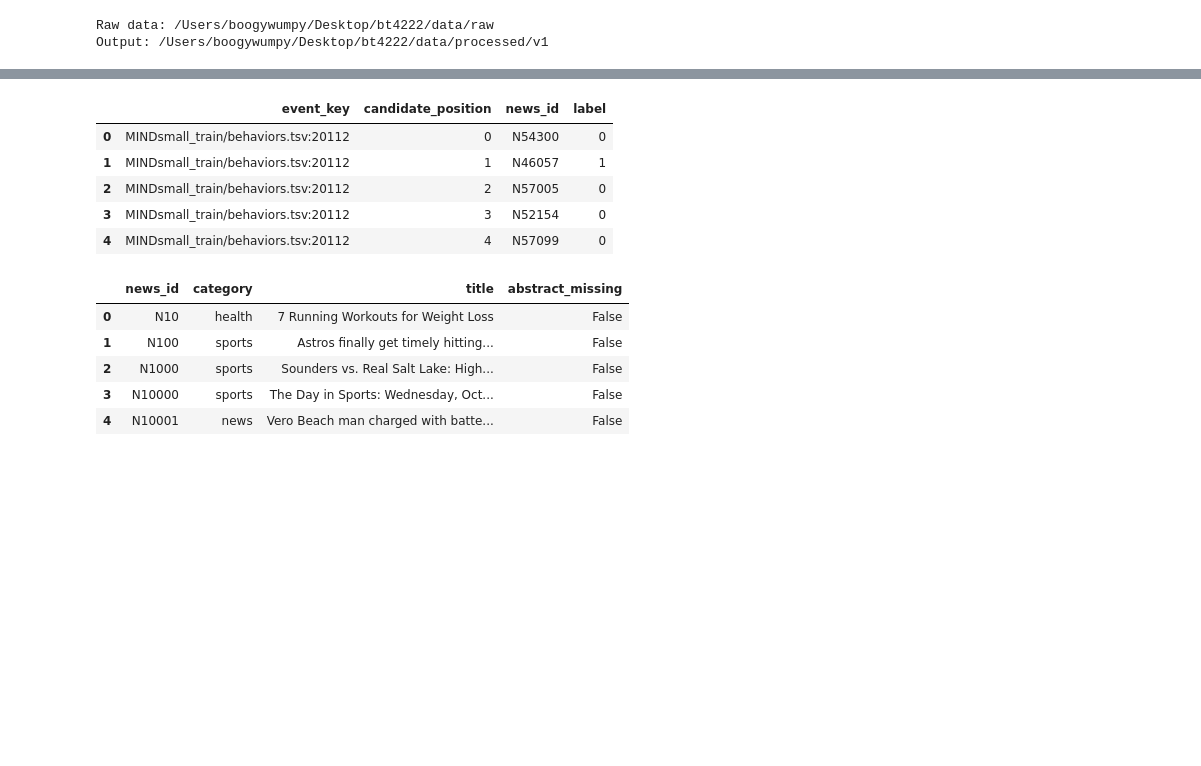
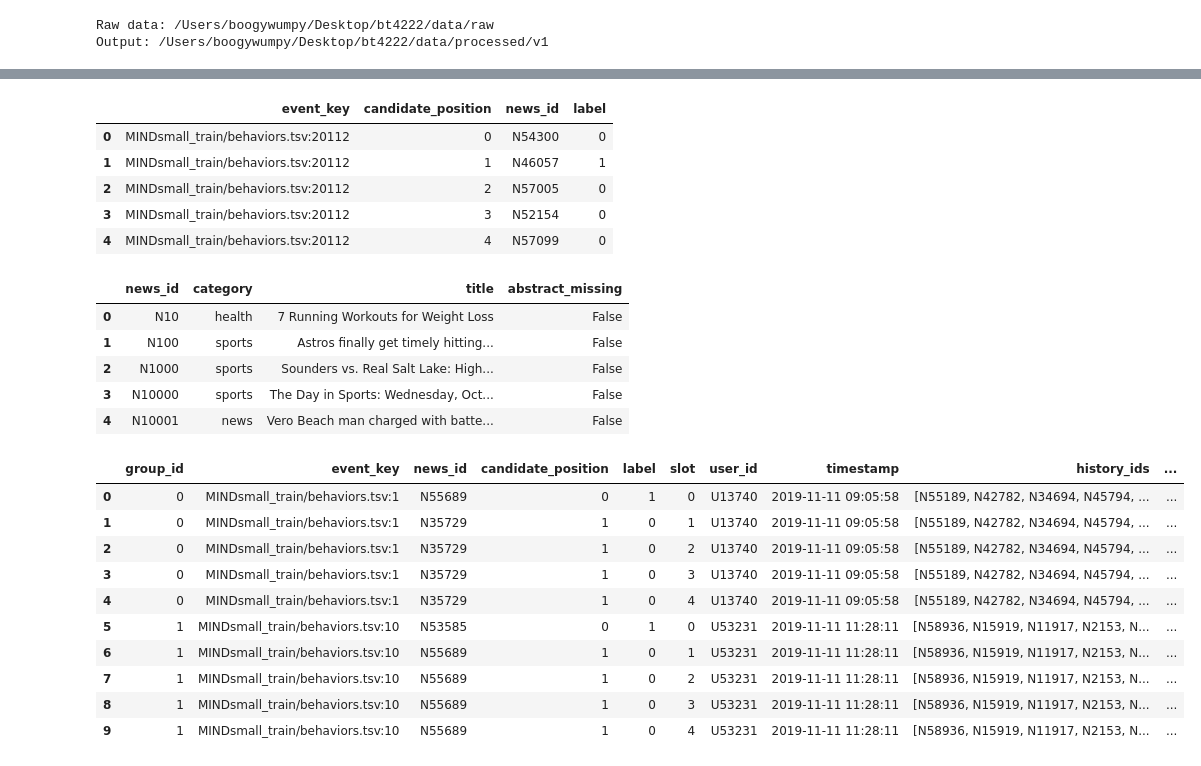
Before and after one commit to JariusF10-8/bt4222, a Jupyter notebook: notebooks/01_Data_Preprocessing.ipynb, the cells around one changed output, grey strips where cells are left out. Drawn from its saved outputs; the diff is of its cells as text; code cells hidden in the pictures; blank space fills up the shorter version.

Commit message:
negative sampling done on training dataset

```diff
--- a/notebooks/01_Data_Preprocessing.ipynb
+++ b/notebooks/01_Data_Preprocessing.ipynb
@@ -75,0 +84,19 @@ Preparing validation: 61,894 events
+# %%
+import pandas as pd
+from src.data_loading import load_partition
+from src.sampling import sample_negatives
+
+K_NEGATIVES = 4
+SAMPLING_SEED = 42
+
+_, train_candidates, _ = load_partition("train", OUTPUT_DIR)
+train_sampled = sample_negatives(train_candidates, k=K_NEGATIVES, seed=SAMPLING_SEED)
+
+group_sizes = train_sampled.groupby("group_id").size()
+assert group_sizes.eq(K_NEGATIVES + 1).all(), "Every group must hold one click and k negatives"
+assert train_sampled.groupby("group_id")["event_key"].nunique().eq(1).all(), "Negatives must share the click's impression"
+display(pd.DataFrame({
+    "rows": [len(train_candidates), len(train_sampled)],
+    "clicks": [int(train_candidates["label"].sum()), int(train_sampled["label"].sum())],
+    "click_share": [train_candidates["label"].mean(), train_sampled["label"].mean()],
+}, index=["train (full)", "train (sampled)"]))
@@ -76,26 +113,46 @@ Preparing validation: 61,894 events
 # %%
 from src.data_loading import load_partition
 
 events, candidates, news = load_partition("train", OUTPUT_DIR)
 display(events.head())
 display(candidates.head())
 display(news[["news_id", "category", "title", "abstract_missing"]].head())
+
+# Sampled training groups with user and article context.
+train_model_input = (
+    train_sampled
+    .merge(events[["event_key", "user_id", "timestamp", "history_ids"]], on="event_key", how="left", validate="many_to_one")
+    .merge(news[["news_id", "category", "subcategory", "title"]], on="news_id", how="left", validate="many_to_one")
+)
+assert len(train_model_input) == len(train_sampled), "Joins changed the sampled row count"
+display(train_model_input.head(2 * (K_NEGATIVES + 1)))
 # %% [output]
 |  | impression_id | user_id | time | history | timestamp | source_file | event_key | history_ids | ... |
 | 0 | 20112 | U65916 | 11/9/2019 12:00:19 AM | N51706 N40767 N12096 N9798 N38802... | 2019-11-09 00:00:19 | MINDsmall_train/behaviors.tsv | MINDsmall_train/behaviors.tsv:20112 | [N51706, N40767, N12096, N9798, N... | ... |
 | 1 | 13807 | U49985 | 11/9/2019 12:01:13 AM | N5056 N29975 N53234 N39603 N50032... | 2019-11-09 00:01:13 | MINDsmall_train/behaviors.tsv | MINDsmall_train/behaviors.tsv:13807 | [N5056, N29975, N53234, N39603, N... | ... |
 | 2 | 27660 | U25550 | 11/9/2019 12:02:44 AM | N17260 N38298 N33976 N47719 N1488... | 2019-11-09 00:02:44 | MINDsmall_train/behaviors.tsv | MINDsmall_train/behaviors.tsv:27660 | [N17260, N38298, N33976, N47719, ... | ... |
 | 3 | 152217 | U19710 | 11/9/2019 12:02:50 AM | N3530 N48284 N43019 N62546 N138 N... | 2019-11-09 00:02:50 | MINDsmall_train/behaviors.tsv | MINDsmall_train/behaviors.tsv:152217 | [N3530, N48284, N43019, N62546, N... | ... |
 | 4 | 42166 | U38106 | 11/9/2019 12:03:09 AM | N16874 N264 N48697 N51366 | 2019-11-09 00:03:09 | MINDsmall_train/behaviors.tsv | MINDsmall_train/behaviors.tsv:42166 | [N16874, N264, N48697, N51366] | ... |
 |  | event_key | candidate_position | news_id | label |
 | 0 | MINDsmall_train/behaviors.tsv:20112 | 0 | N54300 | 0 |
 | 1 | MINDsmall_train/behaviors.tsv:20112 | 1 | N46057 | 1 |
 | 2 | MINDsmall_train/behaviors.tsv:20112 | 2 | N57005 | 0 |
 | 3 | MINDsmall_train/behaviors.tsv:20112 | 3 | N52154 | 0 |
 | 4 | MINDsmall_train/behaviors.tsv:20112 | 4 | N57099 | 0 |
 |  | news_id | category | title | abstract_missing |
 | 0 | N10 | health | 7 Running Workouts for Weight Loss | False |
 | 1 | N100 | sports | Astros finally get timely hitting... | False |
 | 2 | N1000 | sports | Sounders vs. Real Salt Lake: High... | False |
 | 3 | N10000 | sports | The Day in Sports: Wednesday, Oct... | False |
 | 4 | N10001 | news | Vero Beach man charged with batte... | False |
+|  | group_id | event_key | news_id | candidate_position | label | slot | user_id | timestamp | history_ids | ... |
+| 0 | 0 | MINDsmall_train/behaviors.tsv:1 | N55689 | 0 | 1 | 0 | U13740 | 2019-11-11 09:05:58 | [N55189, N42782, N34694, N45794, ... | ... |
+| 1 | 0 | MINDsmall_train/behaviors.tsv:1 | N35729 | 1 | 0 | 1 | U13740 | 2019-11-11 09:05:58 | [N55189, N42782, N34694, N45794, ... | ... |
+| 2 | 0 | MINDsmall_train/behaviors.tsv:1 | N35729 | 1 | 0 | 2 | U13740 | 2019-11-11 09:05:58 | [N55189, N42782, N34694, N45794, ... | ... |
+| 3 | 0 | MINDsmall_train/behaviors.tsv:1 | N35729 | 1 | 0 | 3 | U13740 | 2019-11-11 09:05:58 | [N55189, N42782, N34694, N45794, ... | ... |
+| 4 | 0 | MINDsmall_train/behaviors.tsv:1 | N35729 | 1 | 0 | 4 | U13740 | 2019-11-11 09:05:58 | [N55189, N42782, N34694, N45794, ... | ... |
+| 5 | 1 | MINDsmall_train/behaviors.tsv:10 | N53585 | 0 | 1 | 0 | U53231 | 2019-11-11 11:28:11 | [N58936, N15919, N11917, N2153, N... | ... |
+| 6 | 1 | MINDsmall_train/behaviors.tsv:10 | N55689 | 1 | 0 | 1 | U53231 | 2019-11-11 11:28:11 | [N58936, N15919, N11917, N2153, N... | ... |
+| 7 | 1 | MINDsmall_train/behaviors.tsv:10 | N55689 | 1 | 0 | 2 | U53231 | 2019-11-11 11:28:11 | [N58936, N15919, N11917, N2153, N... | ... |
+| 8 | 1 | MINDsmall_train/behaviors.tsv:10 | N55689 | 1 | 0 | 3 | U53231 | 2019-11-11 11:28:11 | [N58936, N15919, N11917, N2153, N... | ... |
+| 9 | 1 | MINDsmall_train/behaviors.tsv:10 | N55689 | 1 | 0 | 4 | U53231 | 2019-11-11 11:28:11 | [N58936, N15919, N11917, N2153, N... | ... |
```
Also changed, not shown: parts of 6 cells of this notebook, 2 other files.
